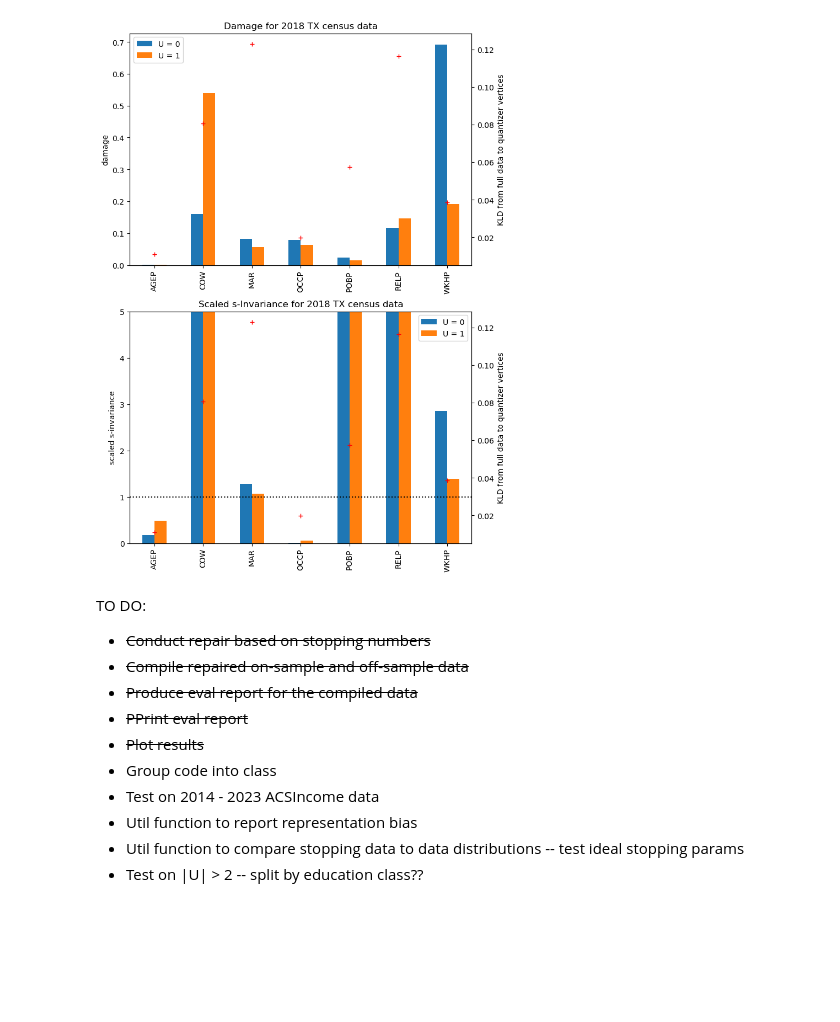
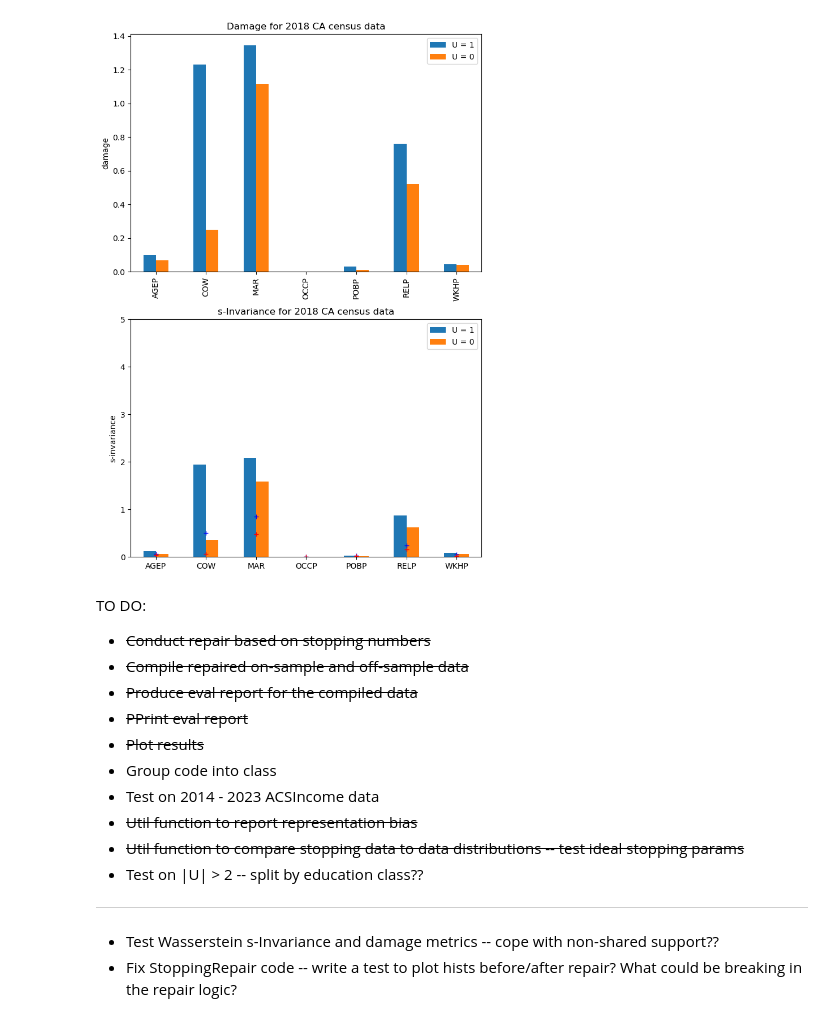
Before and after one commit to Langbridge/Non-IID-OT, a Jupyter notebook: forgetting_repair_test.ipynb, the cells around one changed output. Saved outputs shown, nothing was run; the diff lists cells and outputs as text; code cells hidden in the pictures; blank space fills up the shorter version.

```diff
--- a/forgetting_repair_test.ipynb
+++ b/forgetting_repair_test.ipynb
@@ -12,14 +12,13 @@ from lib.evals import _eval_kld
 
 from pprint import pprint
 # %%
-# year, state = 2018, 'CA'
-year, state = 2018, 'TX'
+year, state = 2018, 'CA'
 
 epsilon = 1e-2
-v_init = 1e-4
+v_init = 9e-5
 # %%
 data, labels = load_ACS_income(year, state)
-data = preprocess_ACS_data(data, u='SCHL', u_thresh=16.0, s='SEX', s_thresh=1.0)
+data = preprocess_ACS_data(data, u='SCHL', u_thresh=16.0, s='RAC1P', s_thresh=1.0).sample(frac=1)
 
 print(f'Total respondents: {len(data)}')
 
@@ -104,5 +93,6 @@ RELP, (0,1) did not finish.
 # %%
 reports = []
+repaired_df = pd.DataFrame()
 
 for f in features:
 
@@ -110,7 +100,8 @@ for f in features:
                             for s in data['s'].unique()
                             for u in data['u'].unique()])
 
-    repaired_data, report = repair_year_state(stopping_data, data[[f, 'u', 's']])
+    repaired_data, report = repair_year_state(stopping_data, data[[f, 'u', 's']], n=50, method='TV', repair_method='stopping')
+    repaired_df[[f, 'u', 's']] = repaired_data
 
     reports.append(
         pd.DataFrame.from_dict({(i,j): report[i][j]
@@ -119,5 +110,6 @@ for f in features:
                             orient='index'
                        )
     )
-    reports[-1].add_prefix('U = ')
-    reports[-1]['Approximation KLD'] = _eval_kld(stopping_data[f], data[f])
+    reports[-1] = reports[-1].add_prefix('U = ')
+
+    # reports[-1]['Approximation Damage'] = eval_damage(stopping_data[f], data[f], n=100, method='TV')
@@ -152,43 +137,39 @@ report
 # %%
 fig, axs = plt.subplots(2,1, figsize=(8,12))
 
 # Data damage
-report.iloc[::2,:2].plot.bar(ax=axs[0])
+report.iloc[::3,:2].plot.bar(ax=axs[0])
 
-ax_r = axs[0].twinx()
-report.iloc[::2,2].plot(ax=ax_r, style='+', c='red', legend=False)
+axs[0].set_xticklabels(report.index.get_level_values(0)[::3])
 
-axs[0].set_xticklabels(report.index.get_level_values(0)[::2])
-
-handles, labels = axs[0].get_legend_handles_labels()
-axs[0].legend(handles, [f'U = {u}' for u in labels]) # Reverses the order
+# handles, labels = axs[0].get_legend_handles_labels()
+# axs[0].legend(handles, [f'U = {u}' for u in labels]) # Reverses the order
 
 axs[0].set_title(f'Damage for {year} {state} census data')
 axs[0].set_ylabel(f'damage')
-ax_r.set_ylabel(f'KLD from full data to quantizer vertices')
+
 
 # s-invariance
-report.iloc[1::2,:2].plot.bar(ax=axs[1])
+report.iloc[1::3,:2].plot.bar(ax=axs[1])
 
-ax_r = axs[1].twinx()
-report.iloc[1::2,2].plot(ax=ax_r, style='+', c='red', legend=False)
+report.iloc[2::3,0].plot(ax=axs[1], style='+', c='blue', legend=False)
+report.iloc[2::3,1].plot(ax=axs[1], style='+', c='red', legend=False)
 
-axs[1].set_xticklabels(report.index.get_level_values(0)[1::2])
+axs[1].set_xticklabels(report.index.get_level_values(0)[1::3])
 
-axs[1].hlines(y=1, xmin=-1, xmax=7, colors='k', linestyles='dotted')
+# axs[1].hlines(y=1, xmin=-1, xmax=7, colors='k', linestyles='dotted')
 
-handles, labels = axs[1].get_legend_handles_labels()
-axs[1].legend(handles, [f'U = {u}' for u in labels]) # Reverses the order
+# handles, labels = axs[1].get_legend_handles_labels()
+# axs[1].legend(handles, [f'U = {u}' for u in labels]) # Reverses the order
 
-axs[1].set_title(f'Scaled s-Invariance for {year} {state} census data')
-axs[1].set_ylabel(f'scaled s-invariance')
-ax_r.set_ylabel(f'KLD from full data to quantizer vertices')
+axs[1].set_title(f's-Invariance for {year} {state} census data')
+axs[1].set_ylabel(f's-invariance')
 
 axs[1].set_ylim((0,5))
 
 fig.savefig(f'results/initial_forgetting_tests/{year}-{state}-no_forgetting-{epsilon}-{v_init}.png', bbox_inches='tight')
 # %% [output]
-[figure, old version]
+[figure, new version]
 # %%
 report.to_csv(f'results/initial_forgetting_tests/{year}-{state}-no_forgetting-{epsilon}-{v_init}.csv')
 # %% [markdown]
@@ -200,6 +181,9 @@ TO DO:
  - ~~Plot results~~
  - Group code into class
  - Test on 2014 - 2023 ACSIncome data
- - Util function to report representation bias
- - Util function to compare stopping data to data distributions -- test ideal stopping params
+ - ~~Util function to report representation bias~~
+ - ~~Util function to compare stopping data to data distributions -- test ideal stopping params~~
  - Test on |U| > 2 -- split by education class??
+***
+ - Test Wasserstein s-Invariance and damage metrics -- cope with non-shared support??
+ - Fix StoppingRepair code -- write a test to plot hists before/after repair? What could be breaking in the repair logic?
```
Also changed, not shown: parts of 7 cells of this notebook, 4 other files.
